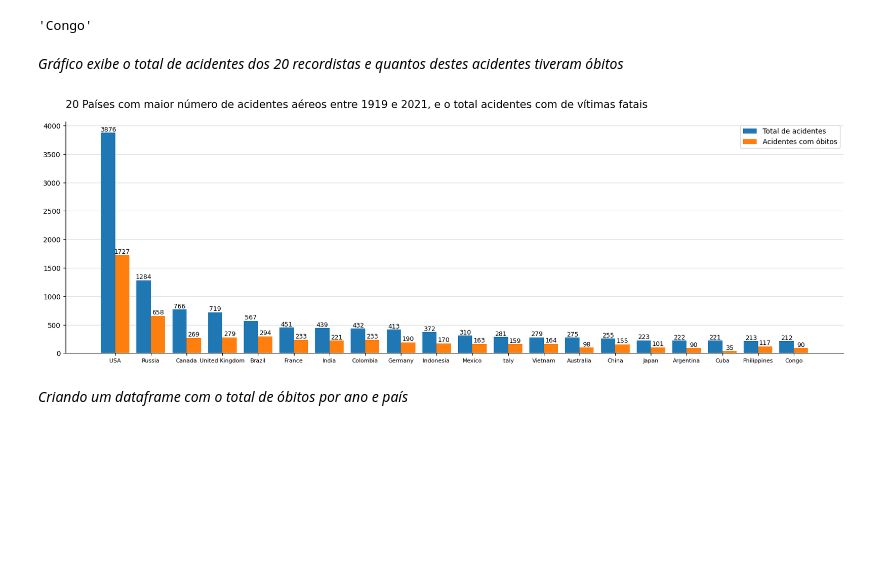
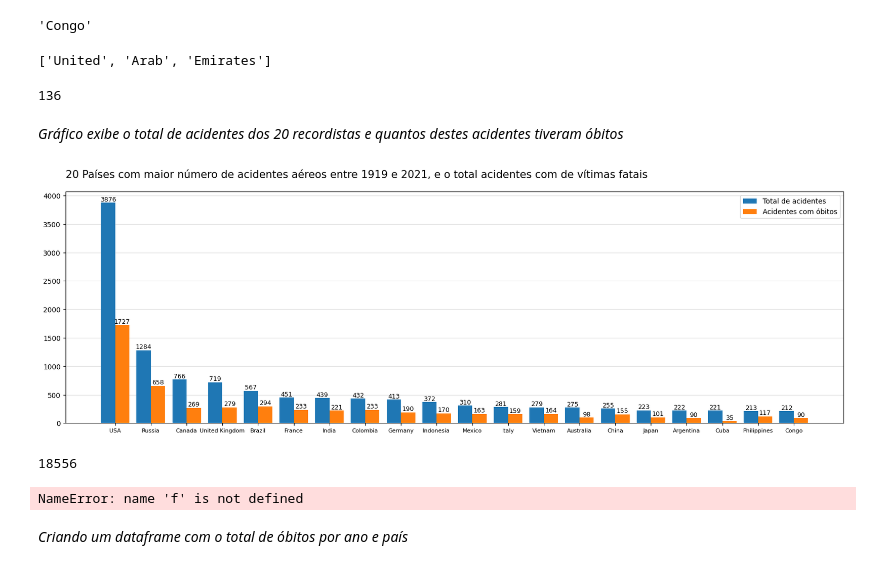
Before and after one commit to bessasjr/Analise_acidentes_aereos, a Jupyter notebook: main.ipynb, the cells around one changed output. Drawn from its saved outputs; the diff is of its cells as text; code cells hidden in the pictures; blank space fills up the shorter version.

```diff
--- a/main.ipynb
+++ b/main.ipynb
@@ -663,19 +762,19 @@ lista2 = []
 print('\033[1mACIDENTES AÉREOS COM ATÉ 100 MORTES ENTRE 1919 E 2021\033[m\n')
 
 for i in lista:
-    a = df2.fatilites[(df2.fatilites <= i+10)&(df2.fatilites >= i+1)].count()
+    a = df2.Fatilites[(df2.Fatilites <= i+10)&(df2.Fatilites >= i+1)].count()
     lista2.append(a)
-    b = round(((a / df2.fatilites.count()) * 100),2)
+    b = round(((a / df2.Fatilites.count()) * 100),2)
     if a == 0:
         pass
     else:
         print(f' * Entre {i+1:>2} e {i+10:>3} ={a:>5} acidentes, percentual: {b:>5}%')
 
 print('\n\033[1mACIDENTES AÉREOS SEM MORTES ENTRE 1919 E 2021\033[m\n')
-print(f' * Sem mortes = {df2.fatilites[df2.fatilites == 0].count()} acidentes, percentual: {round(((df2.fatilites[df2.fatilites == 0].count() / df2.fatilites.count()) * 100),2)}%')
+print(f' * Sem mortes = {df2.Fatilites[df2.Fatilites == 0].count()} acidentes, percentual: {round(((df2.Fatilites[df2.Fatilites == 0].count() / df2.Fatilites.count()) * 100),2)}%')
 
 print('\n\033[1mTOTAL DE ACIDENTES AÉREOS ENTRE 1919 E 2021\033[m\n')
-print(f' * Total = {df2.fatilites.count()} acidentes')
+print(f' * Total = {df2.Fatilites.count()} acidentes')
 # %% [output]
 ACIDENTES AÉREOS COM ATÉ 100 MORTES ENTRE 1919 E 2021
 
@@ -705,18 +804,18 @@ lista = [300, 200, 100, 0]
 print('\033[1mACIDENTES AÉREOS BRASILEIROS COM MORTES ENTRE 1919 E 2021\033[m\n')
 
 for i in lista:
-    a = df2.fatilites[(df2.Country == 'Brazil')&(df2.fatilites <= i+100)&(df2.fatilites >= i+1)].count()
-    b = round(((a / df2.fatilites[df2.Country == 'Brazil'].count()) * 100),2)
+    a = df2.Fatilites[(df2.Country == 'Brazil')&(df2.Fatilites <= i+100)&(df2.Fatilites >= i+1)].count()
+    b = round(((a / df2.Fatilites[df2.Country == 'Brazil'].count()) * 100),2)
     if a == 0:
         pass
     else:
         print(f' * Entre {i+1:>4} e {i+100:>4} ={a:>5} acidentes, percentual: {b:>5}%')
 
 print('\n\033[1mACIDENTES AÉREOS BRASILEIROS SEM MORTES ENTRE 1919 E 2021\033[m\n')
-print(f" * Sem mortes = {df2.fatilites[(df2.Country == 'Brazil')&(df2.fatilites == 0)].count()} acidentes, percentual: {round(((df2.fatilites[(df2.Country == 'Brazil')&(df2.fatilites == 0)].count() / df2.fatilites[df2.Country == 'Brazil'].count())*100),2)}%")
+print(f" * Sem mortes = {df2.Fatilites[(df2.Country == 'Brazil')&(df2.Fatilites == 0)].count()} acidentes, percentual: {round(((df2.Fatilites[(df2.Country == 'Brazil')&(df2.Fatilites == 0)].count() / df2.Fatilites[df2.Country == 'Brazil'].count())*100),2)}%")
 
 print('\n\033[1mTOTAL DE ACIDENTES AÉREOS ENTRE 1919 E 2021\033[m\n')
-print(f' * Total = {df2.fatilites[df2.Country == "Brazil"].count()} acidentes')
+print(f' * Total = {df2.Fatilites[df2.Country == "Brazil"].count()} acidentes')
 # %% [output]
 ACIDENTES AÉREOS BRASILEIROS COM MORTES ENTRE 1919 E 2021
 
@@ -739,9 +838,9 @@ lista2 = []
 print('\033[1mACIDENTES AÉREOS BRASILEIROS COM ATÉ 100 MORTES ENTRE 1919 E 2021\033[m\n')
 
 for i in lista:
-    a = df2.fatilites[(df2.Country == 'Brazil')&(df2.fatilites <= i+10)&(df2.fatilites >= i+1)].count()
+    a = df2.Fatilites[(df2.Country == 'Brazil')&(df2.Fatilites <= i+10)&(df2.Fatilites >= i+1)].count()
     lista2.append(a)
-    b = round(((a / df2.fatilites[df2.Country == 'Brazil'].count()) * 100),2)
+    b = round(((a / df2.Fatilites[df2.Country == 'Brazil'].count()) * 100),2)
     if a == 0:
         pass
     else:
@@ -751,10 +850,10 @@ for i in lista:
             print(f' * Entre {i+1:>3} e {i+10:>3} ={a:>4} acidentes, percentual: {b:>5}%')
 
 print('\n\033[1mACIDENTES AÉREOS BRASILEIROS SEM MORTES ENTRE 1919 E 2021\033[m\n')
-print(f" * Sem mortes = {df2.fatilites[(df2.Country == 'Brazil')&(df2.fatilites == 0)].count()} acidentes, percentual: {round(((df2.fatilites[(df2.Country == 'Brazil')&(df2.fatilites == 0)].count() / df2.fatilites[df2.Country == 'Brazil'].count())*100),2)}%")
+print(f" * Sem mortes = {df2.Fatilites[(df2.Country == 'Brazil')&(df2.Fatilites == 0)].count()} acidentes, percentual: {round(((df2.Fatilites[(df2.Country == 'Brazil')&(df2.Fatilites == 0)].count() / df2.Fatilites[df2.Country == 'Brazil'].count())*100),2)}%")
 
 print('\n\033[1mTOTAL DE ACIDENTES AÉREOS ENTRE 1919 E 2021\033[m\n')
-print(f' * Total = {df2.fatilites[df2.Country == "Brazil"].count()} acidentes')
+print(f' * Total = {df2.Fatilites[df2.Country == "Brazil"].count()} acidentes')
 # %% [output]
 ACIDENTES AÉREOS BRASILEIROS COM ATÉ 100 MORTES ENTRE 1919 E 2021
 
@@ -780,16 +879,16 @@ paises = df2['Country'].value_counts().index
 acid_totais = df2['Country'].value_counts().to_list()
 
 series = pd.Series(acid_totais, index=paises)
-df_3 = pd.DataFrame(series, columns=['Total de acidentes'])
+df_3 = pd.DataFrame(series, columns=['Total_de_acidentes'])
 
 # Criando 2 novas colunas, uma contendo o número de acidentes e a outra, a quantidade de óbitos totais, dos 10 recordistas
 lista = []
 for i in paises:
-    a = df2[(df2.Country == i)&(df2.fatilites>=1)]['fatilites'].count()
-    b = np.sum(df2[df2.Country == i]['fatilites'])
+    a = df2[(df2.Country == i)&(df2.Fatilites>=1)]['Fatilites'].count()
+    b = np.sum(df2[df2.Country == i]['Fatilites'])
     lista.append([a, b])
 
-df_3[['Acidentes com óbitos', 'Total de óbitos']] = lista[:]
+df_3[['Acidentes_com_óbitos', 'Total_de_óbitos']] = lista[:]
 lista.clear()
 
 # Criando 2 colunas que informam o percentual de acidentes que resultaram ou não em óbitos do valor total de acidentes dos 10 recordistas
@@ -801,7 +900,7 @@ for i in paises:
     b = ((df_3.loc[i][0] - df_3.loc[i][1]) / df_3.loc[i][0])*100
     tot_vivos.append(round((b),2))
 
-df_3['Óbitos/Total (%)'] = tot_mortos[:]
-df_3['Sem_óbitos/Total (%)'] = tot_vivos[:]
+df_3['Óbitos/Total_(%)'] = tot_mortos[:]
+df_3['Sem_óbitos/Total_(%)'] = tot_vivos[:]
 df_3
 # %% [output]
@@ -868,3 +984,8 @@ df_3.index.values[19] = 'Congo'
 df_3.index[19]
 # %% [output]
 'Congo'
+# %%
+a = 'United Arab Emirates'
+a.split(' ')
+# %% [output]
+['United', 'Arab', 'Emirates']
@@ -871,20 +995,45 @@ df_3.index[19]
+# %%
+from country_dict_code import dict_215_usa
+
+count = 0
+for i in df_3.index:
+    if i in dict_215_usa.keys():
+        #print(i)
+        count = count + 1
+
+count
+# %% [output]
+136
 # %% [markdown]
 *Gráfico exibe o total de acidentes dos 20 recordistas e quantos destes acidentes tiveram óbitos*
 # %%
 fig, ax = plt.subplots(figsize=(20,6))
 
-p1 = ax.bar(data=df_3['Total de acidentes'].head(20), x=df_3.head(20).index, height=df_3['Total de acidentes'].head(20).values, width=-0.4, align='edge')
-p2 = ax.bar(data=df_3['Acidentes com óbitos'].head(20), x=df_3.head(20).index, height=df_3['Acidentes com óbitos'].head(20).values, width=0.4, align='edge')
+p1 = ax.bar(data=df_3.Total_de_acidentes.head(20), x=df_3.head(20).index, height=df_3.Total_de_acidentes.head(20).values, width=-0.4, align='edge')
+p2 = ax.bar(data=df_3.Acidentes_com_óbitos.head(20), x=df_3.head(20).index, height=df_3.Acidentes_com_óbitos.head(20).values, width=0.4, align='edge')
 
 ax.bar_label(p1, label_type='edge', fontsize=9)
 ax.bar_label(p2, label_type='edge', fontsize=9)
 plt.xticks(fontsize=8)
 ax.legend(['Total de acidentes','Acidentes com óbitos'], loc='upper right', fontsize=10)
 ax.set_axisbelow(True)
 ax.grid(axis='y', alpha=0.4)
 ax.set_title('20 Países com maior número de acidentes aéreos entre 1919 e 2021, e o total acidentes com de vítimas fatais', fontsize=15, loc='left', pad=20)
-sns.despine()
+#sns.despine()
+#ax.axis["right"].set_visible(False)
+#ax.axis["top"].set_visible(False)
 print()
 plt.show()
 # %% [output]
-[figure, old version]
+[figure, new version]
+# %%
+df_3.Total_de_acidentes.sum()
+# %% [output]
+18556
+# %%
+#df = px.data.tips()
+#fig = px.icicle(df, path=[px.Constant("all"), 'sex', 'day', 'time'],values='total_bill', color='day')
+#fig.update_layout(margin = dict(t=50, l=25, r=25, b=25))
+f#ig.show()
+# %% [output]
+NameError: name 'f' is not defined
```
Also changed, not shown: parts of 66 cells of this notebook.
